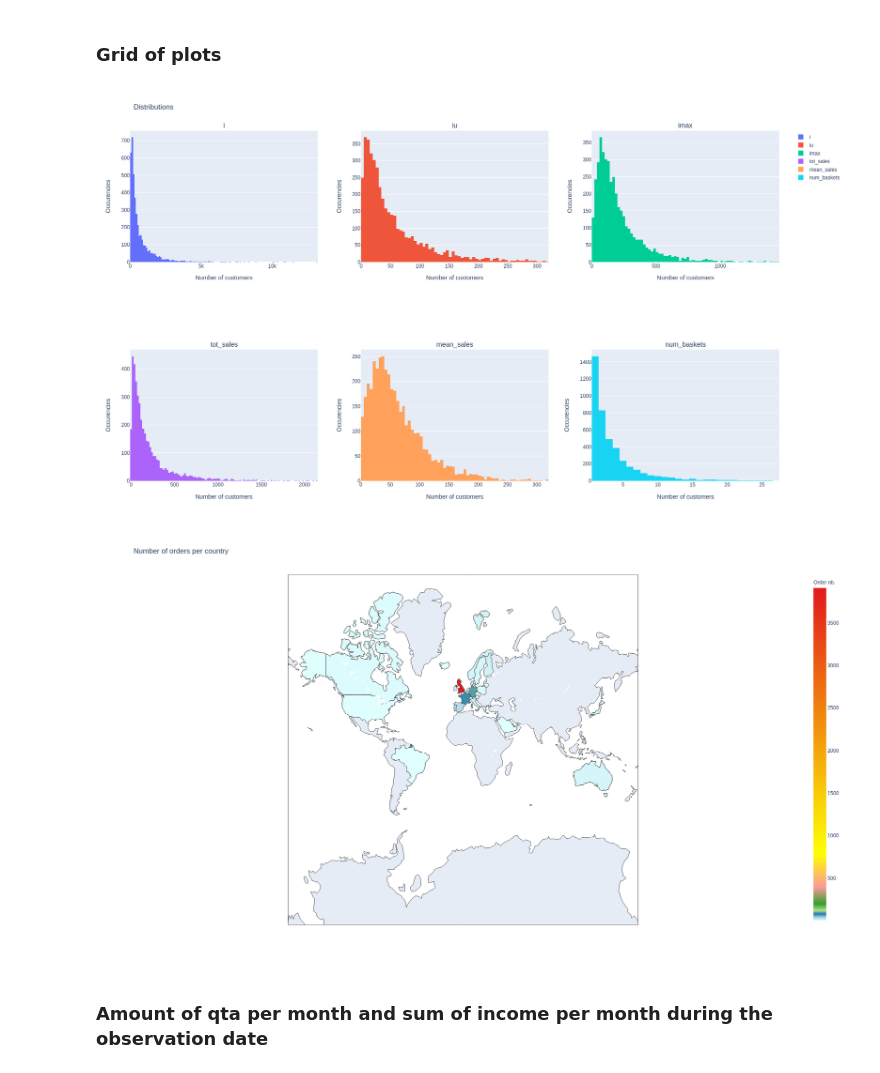
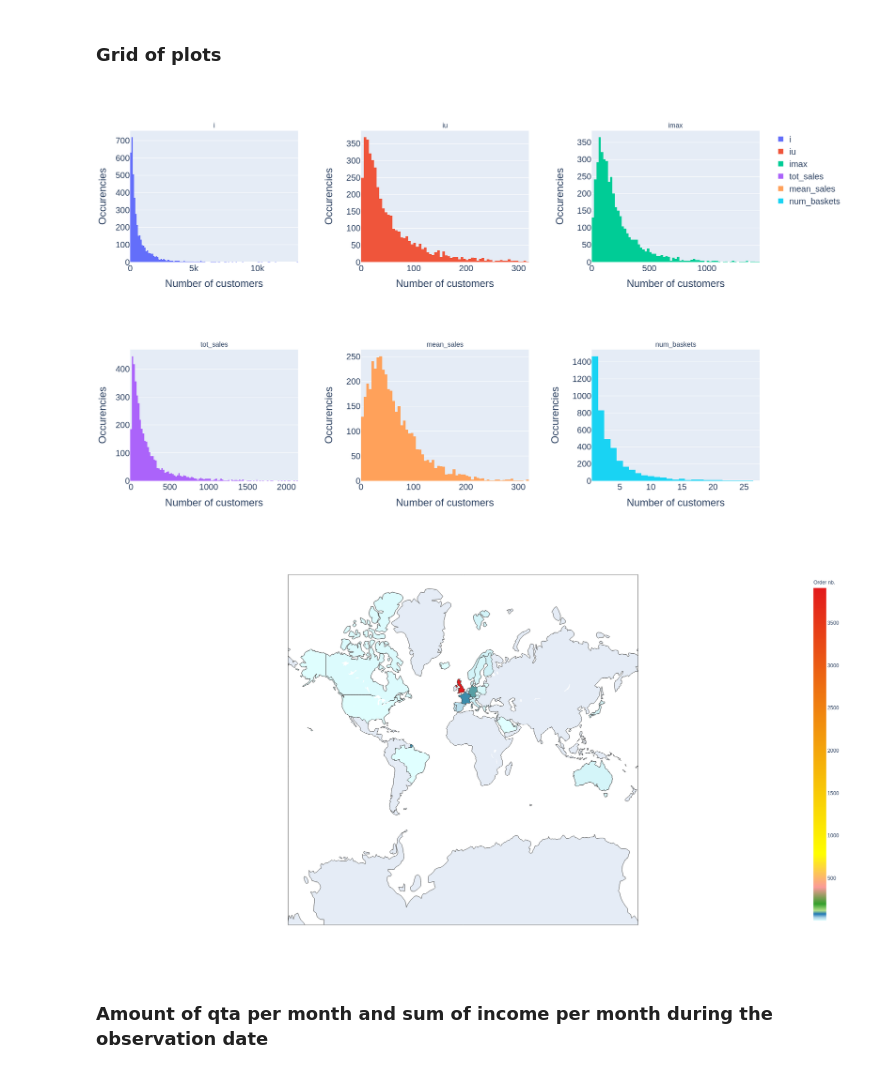
Before and after one commit to gioleppe/Data-Mining-20-21, a Jupyter notebook: notebooks/Task1_data_understanding_and_preparation.ipynb, the cells around one changed output. Saved outputs shown, nothing was run; the diff lists cells and outputs as text; code cells hidden in the pictures.

```diff
--- a/notebooks/Task1_data_understanding_and_preparation.ipynb
+++ b/notebooks/Task1_data_understanding_and_preparation.ipynb
@@ -617,58 +616,53 @@ df_no_outlier.to_csv(NO_OUTLIER, index=False)
 
 fig = make_subplots(
     rows=2, cols=3,
-    subplot_titles=("i","iu","imax","tot_sales","mean_sales","num_baskets")
+    subplot_titles=("i","iu","imax","tot_sales","mean_sales","num_baskets"),
+    horizontal_spacing = 0.1
 )
 
 
-# amount spent by customer distribution
 fig.add_trace(
     go.Histogram(x=df_indicators_no_outlier['i'].tolist(),name="i"),
     row=1, col=1
 )
 
 
-# amount spent by customer distribution
 fig.add_trace(
     go.Histogram(x=df_indicators_no_outlier['iu'].tolist(),name="iu"),
     row=1, col=2
 )
 
 
-# amount spent by customer distribution
 fig.add_trace(
     go.Histogram(x=df_indicators_no_outlier['imax'].tolist(),name="imax"),
     row=1, col=3
 )
 
 
-# amount spent by customer distribution
 fig.add_trace(
     go.Histogram(x=df_indicators_no_outlier['tot_sales'].tolist(),name="tot_sales"),
     row=2, col=1
 )
 
 
-# amount spent by customer distribution
 fig.add_trace(
     go.Histogram(x=df_indicators_no_outlier['mean_sales'].tolist(),name="mean_sales"),
     row=2, col=2
 )
 
 
-# amount spent by customer distribution
 fig.add_trace(
     go.Histogram(x=df_indicators_no_outlier['num_baskets'].tolist(),name="num_baskets"),
     row=2, col=3
 )
 
 fig.update_xaxes(title_text = "Number of customers")
 fig.update_yaxes(title_text = "Occurencies")
-fig.update_layout(height=1000, width=1200, title_text="Distributions")
+fig.update_layout(height=1000, width=1300,font=dict(size=20))
 #fig.write_image("../output/task1/indicators_distributions.png")
 fig.show()
 # %% [output]
-[figure, old version]
+[figure, new version]
 # %%
 temp = df[['CustomerID', 'CustomerCountry']].groupby(['CustomerID', 'CustomerCountry']).count()
 temp = temp.reset_index(drop = False)
@@ -684,14 +678,14 @@ data = dict(type='choropleth',
                 [1, 'rgb(227,26,28)']],
     reversescale = False)
 #_______________________
-layout = dict(title='Number of orders per country',height=1000, width=1200,
+layout = dict(height=1000, width=1200,
     geo = dict(showframe = True, projection={'type':'mercator'})
             )
 #______________
 choromap = go.Figure(data = [data], layout = layout)
 iplot(choromap, validate=False)
 # %% [output]
-[figure, old version]
+[figure, new version]
 # %% [markdown]
 ### Amount of qta per month and sum of income per month during the observation date
 # %%
```
Also changed, not shown: parts of 4 cells of this notebook, 26 other files.
